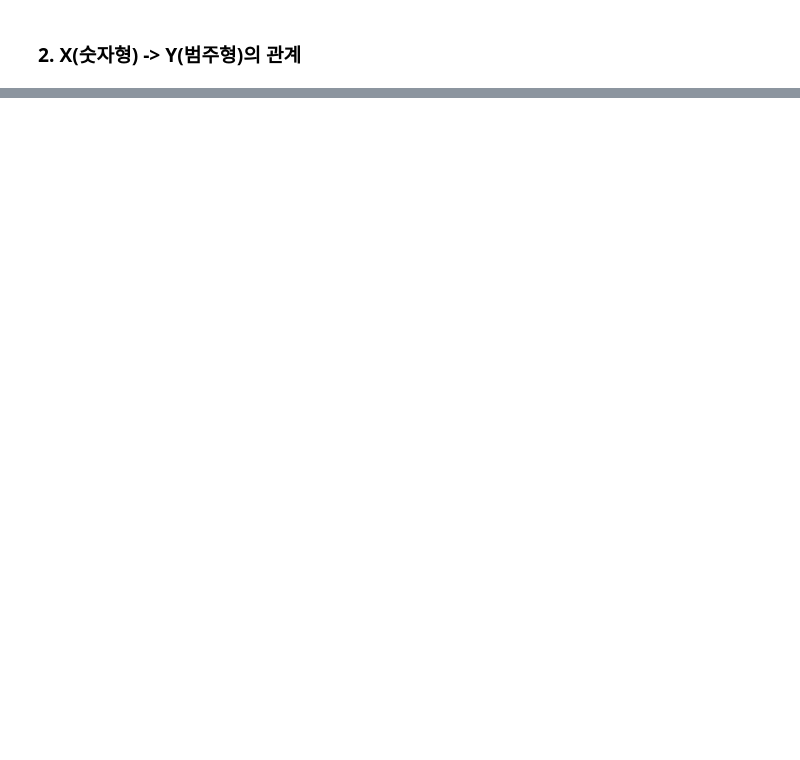
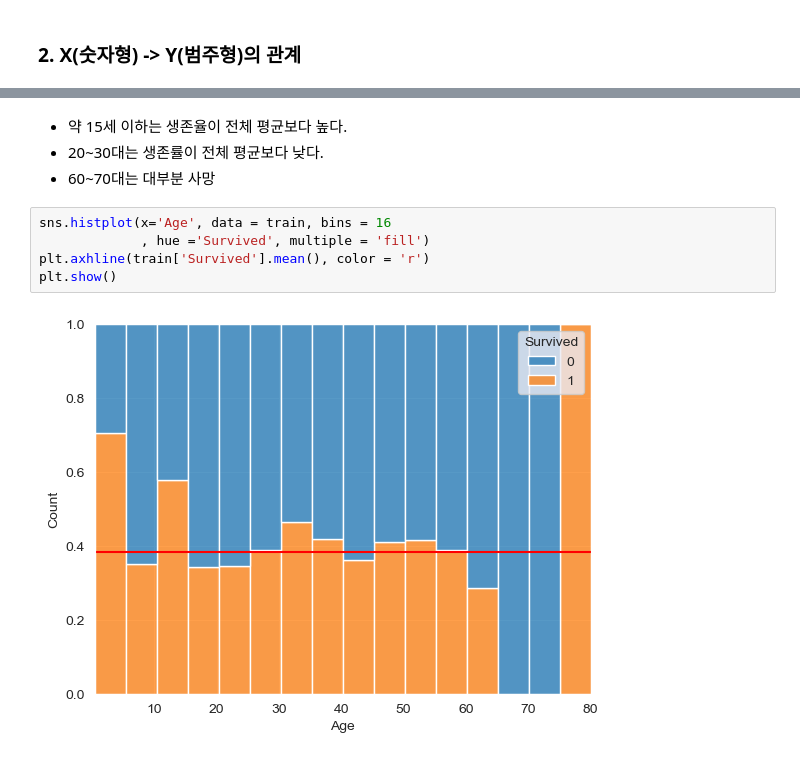
Before and after one commit to HongkyuRyu/Study_For_MachineLearning, a Jupyter notebook: 03 Titanic basic EDA Practice.ipynb, the cells around one changed output, grey strips where cells are left out. Drawn from its saved outputs; the diff is of its cells as text; blank space fills up the shorter version.

```diff
--- a/03 Titanic basic EDA Practice.ipynb
+++ b/03 Titanic basic EDA Practice.ipynb
@@ -322,0 +461,11 @@ S         427  217
+# %% [markdown]
+- 약 15세 이하는 생존율이 전체 평균보다 높다.
+- 20~30대는 생존률이 전체 평균보다 낮다.
+- 60~70대는 대부분 사망
+# %%
+sns.histplot(x='Age', data = train, bins = 16
+             , hue ='Survived', multiple = 'fill')
+plt.axhline(train['Survived'].mean(), color = 'r')
+plt.show()
+# %% [output]
+[figure, added]
```
Also changed, not shown: parts of 12 cells of this notebook.
